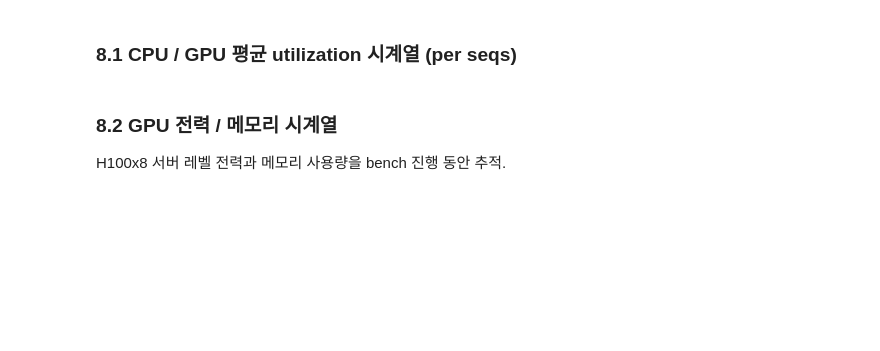
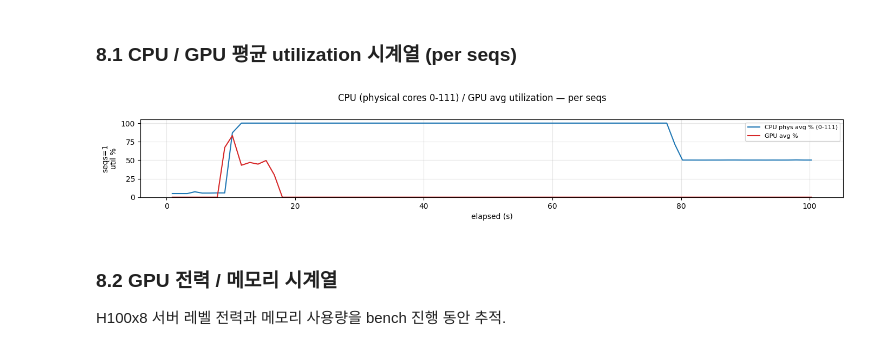
Before and after one commit to mystous/vllm_hybrid, a Jupyter notebook: measurement_results/H100x8/g0_02_strat_throughput_adaptive/analysis_g0.ipynb, the cells around one changed output. Drawn from its saved outputs; the diff is of its cells as text; code cells hidden in the pictures; blank space fills up the shorter version.

```diff
--- a/measurement_results/H100x8/g0_02_strat_throughput_adaptive/analysis_g0.ipynb
+++ b/measurement_results/H100x8/g0_02_strat_throughput_adaptive/analysis_g0.ipynb
@@ -301,26 +462,35 @@ print({s: (len(m['cpu']), len(m['gpu'])) for s, m in monitors.items()})
 ### 8.1 CPU / GPU 평균 utilization 시계열 (per seqs)
 # %%
 if monitors:
+    # 물리 코어(0-111)만 평균 계산
+    def phys_avg(df):
+        cols = [c for c in df.columns
+                if c.startswith('cpu') and c.endswith('_util_pct') and c != 'cpu_avg_util_pct'
+                and int(c.replace('cpu', '').replace('_util_pct', '')) < 112]
+        return df[cols].mean(axis=1)
+
     n = len(monitors)
-    fig, axes = plt.subplots(n, 1, figsize=(14, 2.5*n), sharex=True)
+    fig, axes = plt.subplots(n, 1, figsize=(14, 2.5*n), sharex=False)
     if n == 1:
         axes = [axes]
     for ax, (s, m) in zip(axes, sorted(monitors.items())):
-        ax.plot(m['cpu']['elapsed_s'], m['cpu']['cpu_avg_util_pct'],
-                label='CPU avg %', color='#1f77b4', linewidth=1.5)
+        ax.plot(m['cpu']['elapsed_s'], phys_avg(m['cpu']),
+                label='CPU phys avg % (0-111)', color='#1f77b4', linewidth=1.5)
         ax.plot(m['gpu']['elapsed_s'], m['gpu']['gpu_avg_util_pct'],
                 label='GPU avg %', color='#d62728', linewidth=1.5)
         ax.set_ylabel(f'seqs={s}\nutil %')
         ax.set_ylim(0, 105)
         ax.legend(loc='upper right', fontsize=8)
         ax.grid(True, alpha=0.3)
     axes[-1].set_xlabel('elapsed (s)')
-    plt.suptitle('CPU / GPU avg utilization — per seqs', y=1.001)
+    plt.suptitle('CPU (physical cores 0-111) / GPU avg utilization — per seqs', y=1.001)
     plt.tight_layout()
     plt.savefig(ROOT / 'analysis_util_timeseries.png', dpi=130, bbox_inches='tight')
     plt.show()
 else:
     print('no monitor CSVs found')
+# %% [output]
+[figure, added]
 # %% [markdown]
 ### 8.2 GPU 전력 / 메모리 시계열
 
```
Also changed, not shown: parts of 19 cells of this notebook, 4 other files.
